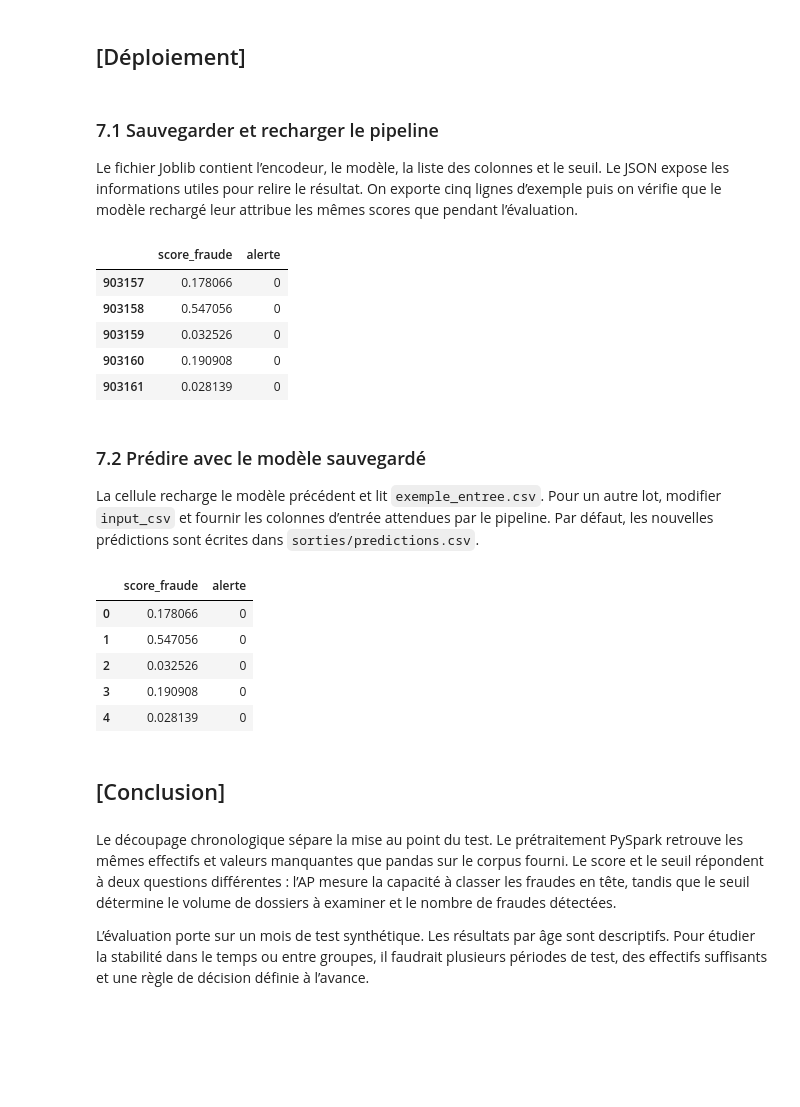
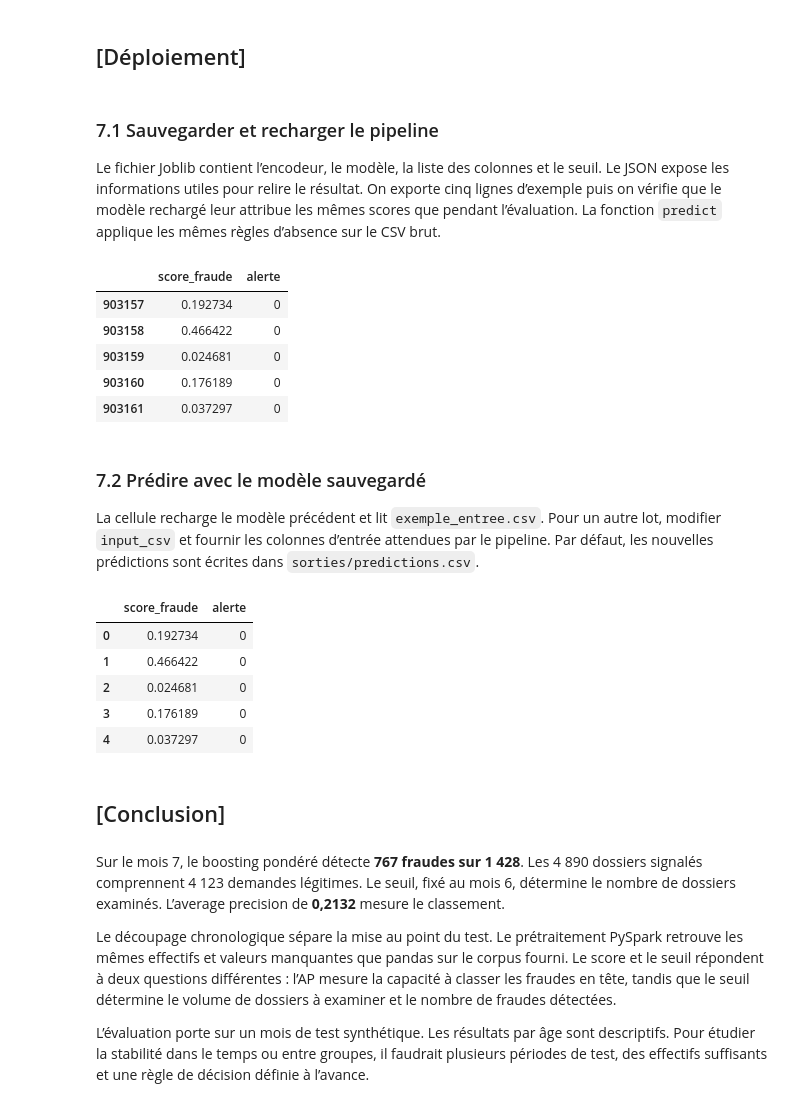
Before and after one commit to alex-abdallah/bigData, a Jupyter notebook: TP3_ID16/Small/TP3_small_fraude_bancaire.ipynb, the cells around one changed output. Drawn from its saved outputs; the diff is of its cells as text; code cells hidden in the pictures; blank space fills up the shorter version.

```diff
--- a/TP3_ID16/Small/TP3_small_fraude_bancaire.ipynb
+++ b/TP3_ID16/Small/TP3_small_fraude_bancaire.ipynb
@@ -45,20 +50,26 @@ from sklearn.metrics import (
 from sklearn.model_selection import train_test_split
 from sklearn.pipeline import Pipeline
 from sklearn.preprocessing import OneHotEncoder
-# Codes de données manquantes documentés dans la datasheet de Feedzai.
+# La fiche Feedzai distingue le montant négatif de la sentinelle -1.
+MONTANT = "intended_balcon_amount"
 SENTINEL_COLUMNS = [
-    "prev_address_months_count", "current_address_months_count",
-    "intended_balcon_amount", "bank_months_count", "session_length_in_minutes",
-    "device_distinct_emails_8w", "device_fraud_count",
+    "prev_address_months_count", "current_address_months_count", MONTANT,
+    "bank_months_count", "session_length_in_minutes", "device_distinct_emails_8w",
 ]
 
 
+def masque_absence(frame):
+    return pd.DataFrame({
+        name: frame[name].lt(0) if name == MONTANT else frame[name].eq(-1)
+        for name in SENTINEL_COLUMNS if name in frame
+    }, index=frame.index)
+
+
 def clean_features(frame):
-    frame = frame.copy()
-    for name in SENTINEL_COLUMNS:
-        if name in frame:
-            frame[name] = frame[name].mask(frame[name].eq(-1))
-    return frame
+    prepared = frame.copy()
+    missing = masque_absence(prepared)
+    prepared[missing.columns] = prepared[missing.columns].mask(missing)
+    return prepared
 
 
 def predict(bundle, rows):
@@ -722,7 +790,7 @@ L’écart observé est de **+4.19 points d’AP**, avec un intervalle à 95 % d
 # %% [markdown]
 ### 7.1 Sauvegarder et recharger le pipeline
 
-Le fichier Joblib contient l’encodeur, le modèle, la liste des colonnes et le seuil. Le JSON expose les informations utiles pour relire le résultat. On exporte cinq lignes d’exemple puis on vérifie que le modèle rechargé leur attribue les mêmes scores que pendant l’évaluation.
+Le fichier Joblib contient l’encodeur, le modèle, la liste des colonnes et le seuil. Le JSON expose les informations utiles pour relire le résultat. On exporte cinq lignes d’exemple puis on vérifie que le modèle rechargé leur attribue les mêmes scores que pendant l’évaluation. La fonction `predict` applique les mêmes règles d’absence sur le CSV brut.
 # %%
 out = ARTIFACTS
 out.mkdir(exist_ok=True)
@@ -745,11 +813,11 @@ config = {
 display(scored)
 # %% [output]
 |  | score_fraude | alerte |
-| 903157 | 0.178066 | 0 |
-| 903158 | 0.547056 | 0 |
-| 903159 | 0.032526 | 0 |
-| 903160 | 0.190908 | 0 |
-| 903161 | 0.028139 | 0 |
+| 903157 | 0.192734 | 0 |
+| 903158 | 0.466422 | 0 |
+| 903159 | 0.024681 | 0 |
+| 903160 | 0.176189 | 0 |
+| 903161 | 0.037297 | 0 |
 # %% [markdown]
 ### 7.2 Prédire avec le modèle sauvegardé
 
@@ -759,22 +827,28 @@ Par défaut, les nouvelles prédictions sont écrites dans `sorties/predictions.
 # %%
 input_csv = ARTIFACTS / "exemple_entree.csv"
 output_csv = ARTIFACTS / "predictions.csv"
 if input_csv.resolve() == output_csv.resolve():
     raise ValueError("Choisir un fichier de sortie distinct du CSV d'entree.")
 bundle = joblib.load(ARTIFACTS / MODEL_NAME)  # Artefact produit dans la cellule précédente.
 predictions = predict(bundle, pd.read_csv(input_csv))
+np.testing.assert_allclose(predictions["score_fraude"], scored["score_fraude"])
+np.testing.assert_array_equal(predictions["alerte"], scored["alerte"])
 predictions.to_csv(output_csv, index=False)
 display(predictions.head())
 # %% [output]
 |  | score_fraude | alerte |
-| 0 | 0.178066 | 0 |
-| 1 | 0.547056 | 0 |
-| 2 | 0.032526 | 0 |
-| 3 | 0.190908 | 0 |
-| 4 | 0.028139 | 0 |
+| 0 | 0.192734 | 0 |
+| 1 | 0.466422 | 0 |
+| 2 | 0.024681 | 0 |
+| 3 | 0.176189 | 0 |
+| 4 | 0.037297 | 0 |
 # %% [markdown]
 ## [Conclusion]
 # %% [markdown]
+Sur le mois 7, le boosting pondéré détecte **767 fraudes sur 1 428**. Les 4 890 dossiers
+signalés comprennent 4 123 demandes légitimes. Le seuil, fixé au mois 6, détermine le
+nombre de dossiers examinés. L’average precision de **0,2132** mesure le classement.
+
 Le découpage chronologique sépare la mise au point du test. Le prétraitement PySpark retrouve
 les mêmes effectifs et valeurs manquantes que pandas sur le corpus fourni. Le score et le seuil
 répondent à deux questions différentes : l’AP mesure la capacité à classer les fraudes en tête,
```
Also changed, not shown: parts of 22 cells of this notebook, 10 other files.
